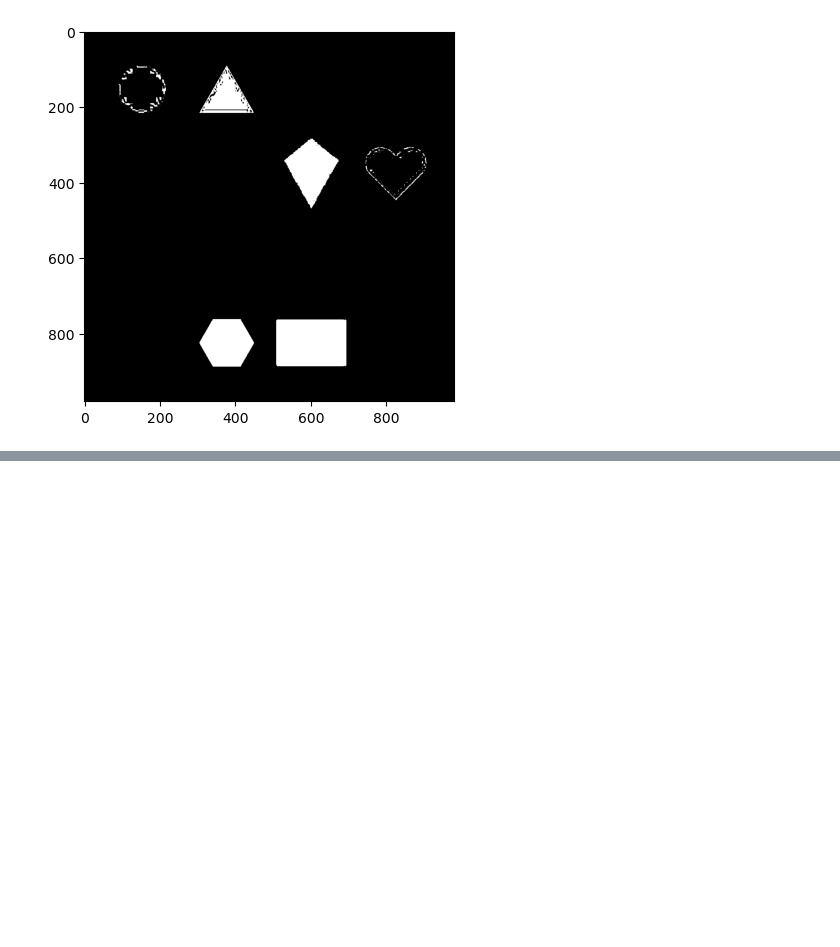
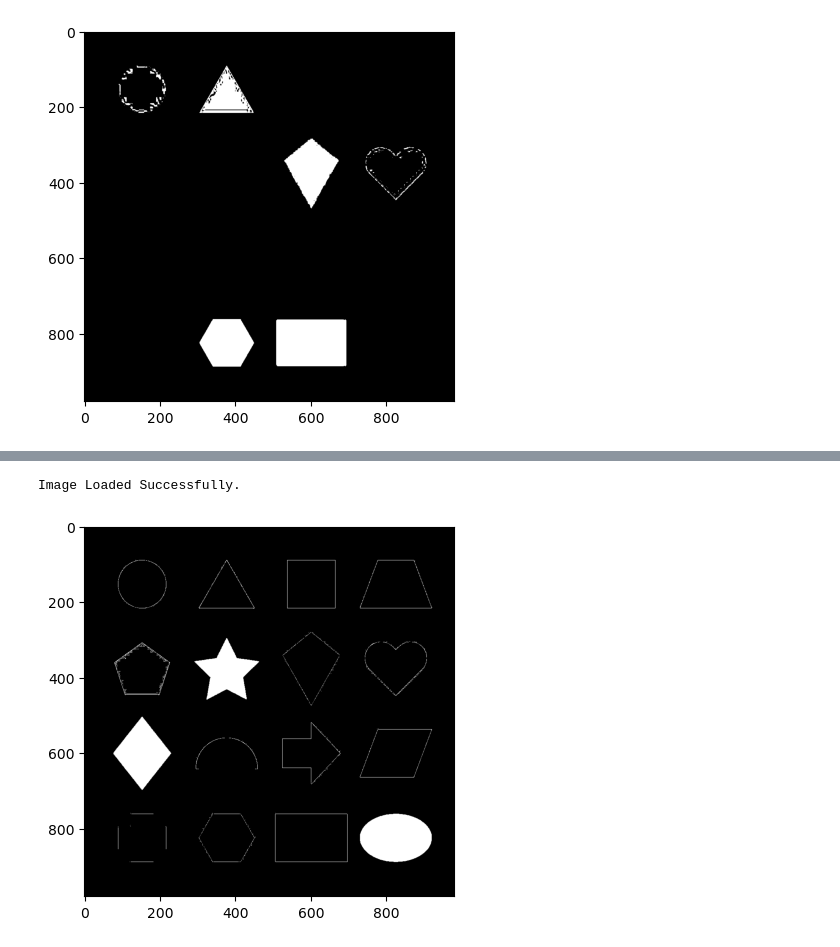
Before and after one commit to aaabdelaziz/Image-Processing, a Jupyter notebook: Python_Implementation/15-Contours.ipynb, the cells around one changed output, grey strips where cells are left out. Saved outputs shown, nothing was run; the diff lists cells and outputs as text; code cells hidden in the pictures; blank space fills up the shorter version.

Commit message:
Create extra method to detect shapes edges using contours

```diff
--- a/Python_Implementation/15-Contours.ipynb
+++ b/Python_Implementation/15-Contours.ipynb
@@ -207,0 +206,30 @@ plt.show()
+# %%
+# Method (4) : Using grey scale image
+# ----------------------------------------------------------------
+
+# Load the image and get it as greyscale
+image3 = cv2.imread("./images/shapes.jpg")
+
+# Check if the image is loaded
+if image2 is None:
+    print(" Error: Can't load the image")
+else:
+    print("Image Loaded Successfully.")
+
+
+# Define Lower and Upper bounds for the image colors
+lower_bound = np.array([180], dtype=np.uint8)
+upper_bound = np.array([240], dtype=np.uint8)
+
+# Create two different images one rgb, other hsv
+image_rgb = cv2.cvtColor(image3, cv2.COLOR_BGR2RGB)
+image_hsv = cv2.cvtColor(image3, cv2.COLOR_BGR2HSV)
+image_grey = cv2.cvtColor(image3, cv2.COLOR_BGR2GRAY)
+
+mask = cv2.inRange(image_grey,lower_bound, upper_bound)
+
+plt.imshow(mask, cmap='grey')
+contours, hierarchy = cv2.findContours(mask, cv2.RETR_LIST, cv2.CHAIN_APPROX_SIMPLE)
+# %% [output]
+Image Loaded Successfully.
+[figure, added]
```
Also changed, not shown: parts of 3 cells of this notebook.
